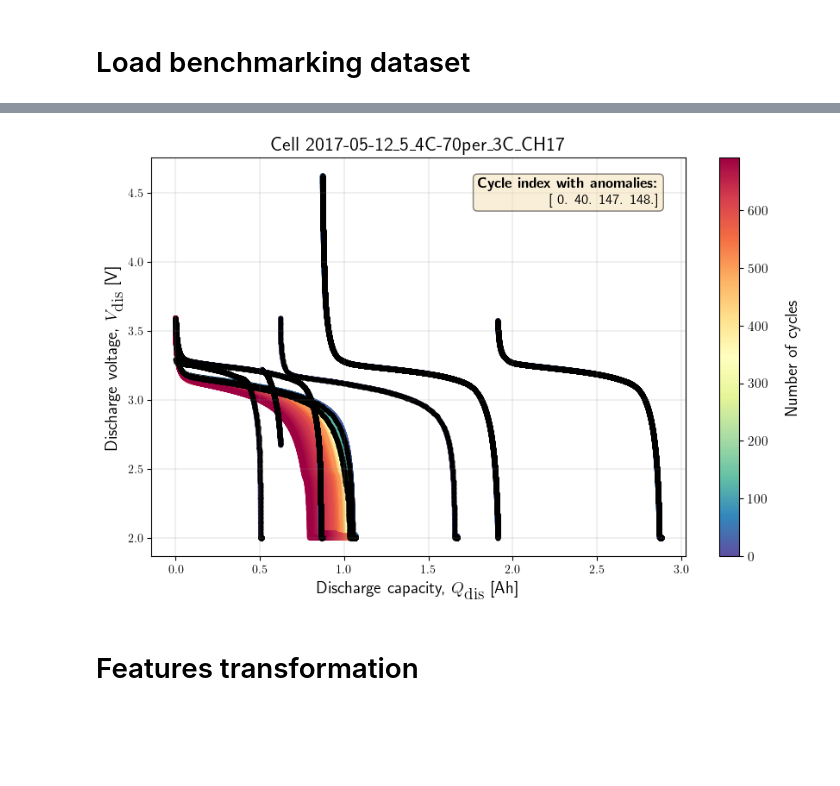
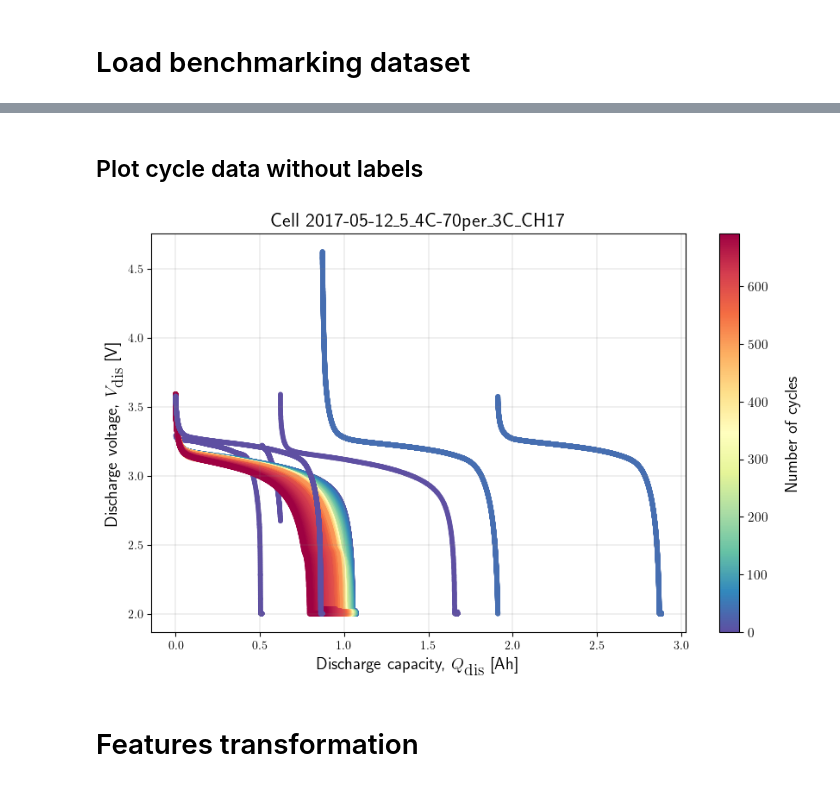
Before and after one commit to meichinpang/osbad, a Jupyter notebook: machine_learning/hp_tuning_with_regression_proxy/ml_01_iforest_hyperparam_regr.ipynb, the cells around one changed output, grey strips where cells are left out. Cells and saved outputs as stored; diff of their text form; code cells hidden in the pictures; blank space fills up the shorter version.

```diff
--- a/machine_learning/hp_tuning_with_regression_proxy/ml_01_iforest_hyperparam_regr.ipynb
+++ b/machine_learning/hp_tuning_with_regression_proxy/ml_01_iforest_hyperparam_regr.ipynb
@@ -143,12 +139,12 @@ True outlier cycle index:
+# %% [markdown]
+## Plot cycle data without labels
 # %%
-# Plot cell data with true anomalies
 # If the true outlier cycle index is not known,
 # cycling data will be plotted without labels
 benchdb.plot_cycle_data(
-    df_selected_cell_without_labels,
-    true_outlier_cycle_index)
+    df_selected_cell_without_labels)
 # %% [output]
-[figure, old version]
+[figure, new version]
 # %% [markdown]
 # Features transformation
 # %% [markdown]
```
Also changed, not shown: parts of 24 cells of this notebook.
